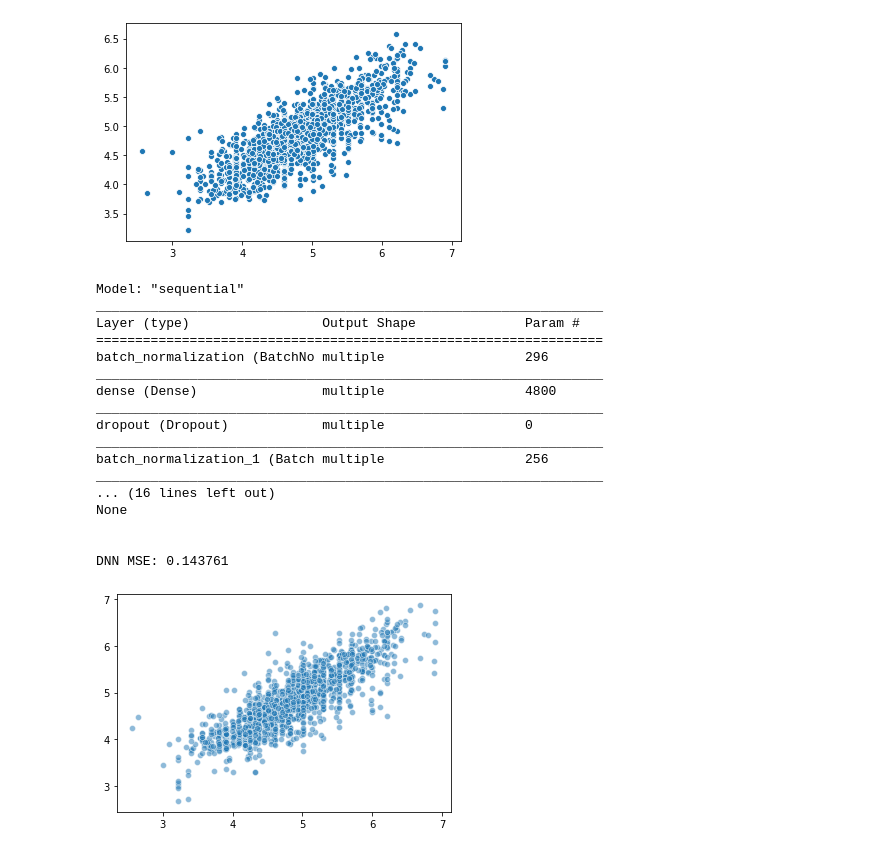
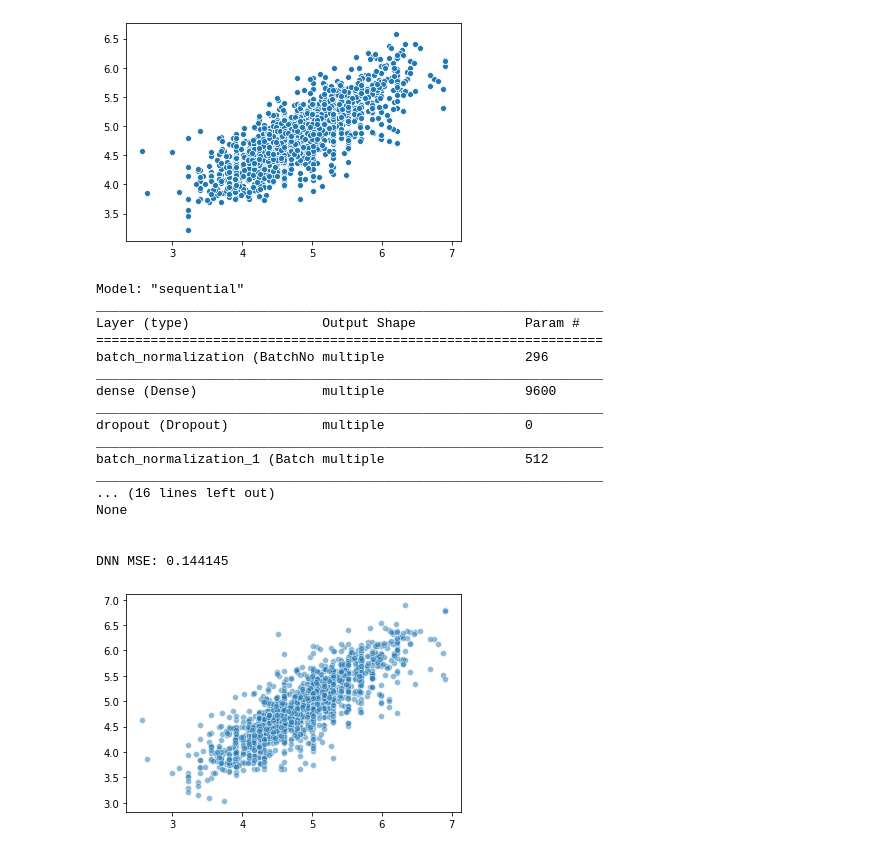
Before and after one commit to YuxinZhang9615/Airbnb-Data-Analysis, a Jupyter notebook: 3-model-mike.ipynb, the cells around one changed output. Drawn from its saved outputs; the diff is of its cells as text; code cells hidden in the pictures.

```diff
--- a/3-model-mike.ipynb
+++ b/3-model-mike.ipynb
@@ -39,41 +39,41 @@ KNNR MSE: 0.161120
 [figure]
 # %%
 # DNN with {'neurons': 64}
-neurons = 64
+neurons = 128
 m_dnn = keras.Sequential([
         layers.BatchNormalization(),
         layers.Dense(neurons, activation='relu', input_shape=[X_train.shape[1]]),
         layers.Dropout(0.2),
         layers.BatchNormalization(),
         layers.Dense(neurons, activation='relu'),
         layers.Dropout(0.2),
         layers.BatchNormalization(),
         layers.Dense(neurons, activation='relu'),
         layers.BatchNormalization(),
         layers.Dense(1)
     ])
 m_dnn.compile(loss='mse', optimizer='adam', metrics=['mae', 'mse']) # also sgd, keras.optimizers.RMSprop
-m_dnn.fit(X_train, train.price_log.to_numpy(), epochs=200, batch_size=64,
+m_dnn.fit(X_train, train.price_log.to_numpy(), epochs=900, batch_size=512,
           validation_data=(X_validate, validate.price_log.to_numpy()), verbose=0)
 print(m_dnn.summary())
 print("\n\nDNN MSE: %f" % m_dnn.evaluate(X_test, test.price_log.to_numpy(), verbose=0)[0])
 ax = sns.scatterplot(x=test.price_log.to_numpy(), y=m_dnn.predict(X_test).flatten(), alpha=0.5)
 # %% [output]
 Model: "sequential"
 _________________________________________________________________
 Layer (type)                 Output Shape              Param #
 =================================================================
 batch_normalization (BatchNo multiple                  296
 _________________________________________________________________
-dense (Dense)                multiple                  4800
+dense (Dense)                multiple                  9600
 _________________________________________________________________
 dropout (Dropout)            multiple                  0
 _________________________________________________________________
-batch_normalization_1 (Batch multiple                  256
+batch_normalization_1 (Batch multiple                  512
 _________________________________________________________________
 ... (16 lines left out)
 None
 
 
-DNN MSE: 0.143761
+DNN MSE: 0.144145
-[figure, old version]
+[figure, new version]
```
Also changed, not shown: 1 other file.
